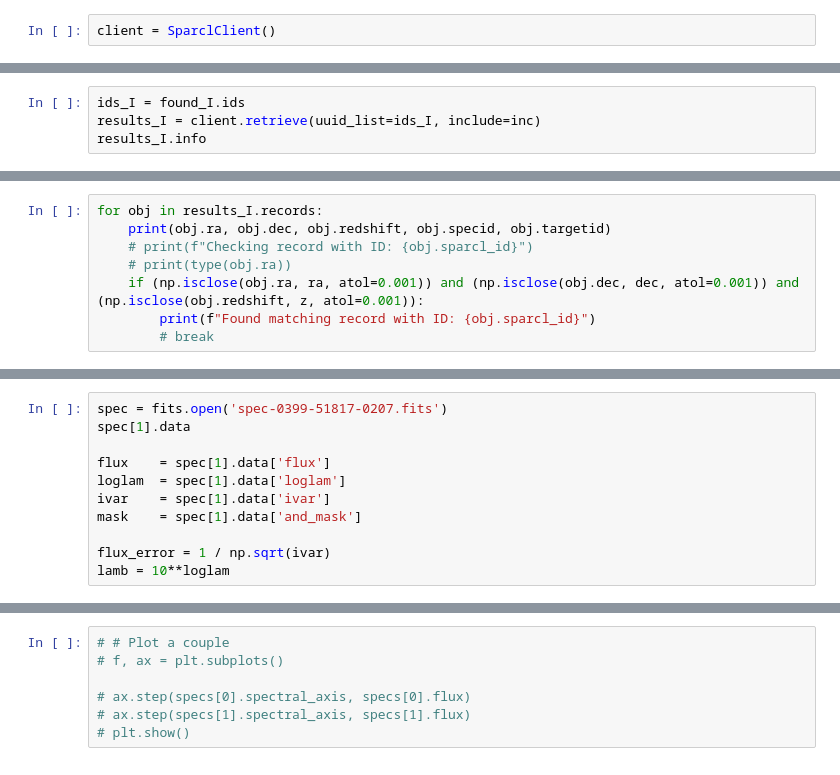
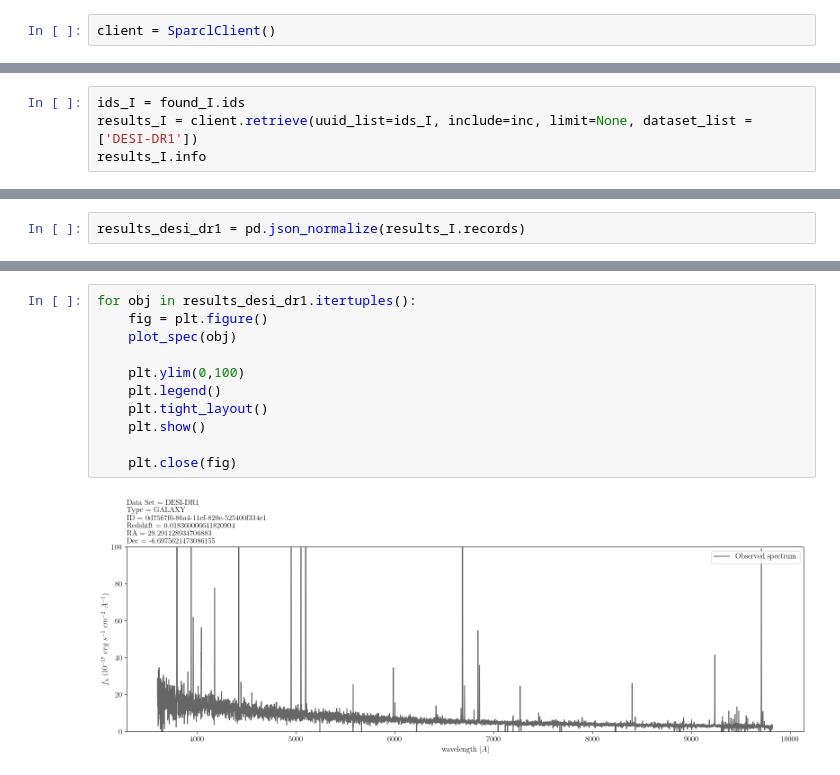
Before and after one commit to kefrankk/working-with-desi, a Jupyter notebook: examples/desi_spectra_visualization.ipynb, the cells around one changed output, grey strips where cells are left out. Drawn from its saved outputs; the diff is of its cells as text.

Commit message:
chore: update observed spectrum plotting example

```diff
--- a/examples/desi_spectra_visualization.ipynb
+++ b/examples/desi_spectra_visualization.ipynb
@@ -71,6 +68,6 @@ inc = ['sparcl_id', 'specid', 'targetid', 'data_release', 'redshift', 'flux',
 # %%
 ids_I = found_I.ids
-results_I = client.retrieve(uuid_list=ids_I, include=inc)
+results_I = client.retrieve(uuid_list=ids_I, include=inc, limit=None, dataset_list = ['DESI-DR1'])
 results_I.info
 # %% [output]
 {'status': {'success': True,
@@ -103,8 +75,0 @@ z = 0.0166574
-# %%
-for obj in results_I.records:
-    print(obj.ra, obj.dec, obj.redshift, obj.specid, obj.targetid)
-    # print(f"Checking record with ID: {obj.sparcl_id}")
-    # print(type(obj.ra))
-    if (np.isclose(obj.ra, ra, atol=0.001)) and (np.isclose(obj.dec, dec, atol=0.001)) and (np.isclose(obj.redshift, z, atol=0.001)):
-        print(f"Found matching record with ID: {obj.sparcl_id}")
-        # break
@@ -143,12 +76,3 @@ Uncertainty=InverseVariance ([0.02750569 0.0249123  0.01926784 ... 3.56454301 3.
-# %%
-spec = fits.open('spec-0399-51817-0207.fits')
-spec[1].data
-
-flux    = spec[1].data['flux']
-loglam  = spec[1].data['loglam']
-ivar    = spec[1].data['ivar']
-mask    = spec[1].data['and_mask']
-
-flux_error = 1 / np.sqrt(ivar)
-lamb = 10**loglam
+# %%
+results_desi_dr1 = pd.json_normalize(results_I.records)
 # %%
@@ -198,7 +123,13 @@ plot_spec(index=1, results=results_I)
-# %%
-# # Plot a couple
-# f, ax = plt.subplots()
-
-# ax.step(specs[0].spectral_axis, specs[0].flux)
-# ax.step(specs[1].spectral_axis, specs[1].flux)
-# plt.show()
+# %%
+for obj in results_desi_dr1.itertuples():
+    fig = plt.figure()
+    plot_spec(obj)
+
+    plt.ylim(0,100)
+    plt.legend()
+    plt.tight_layout()
+    plt.show()
+
+    plt.close(fig)
+# %% [output]
+[figure, added]
```
Also changed, not shown: parts of 15 cells of this notebook.
